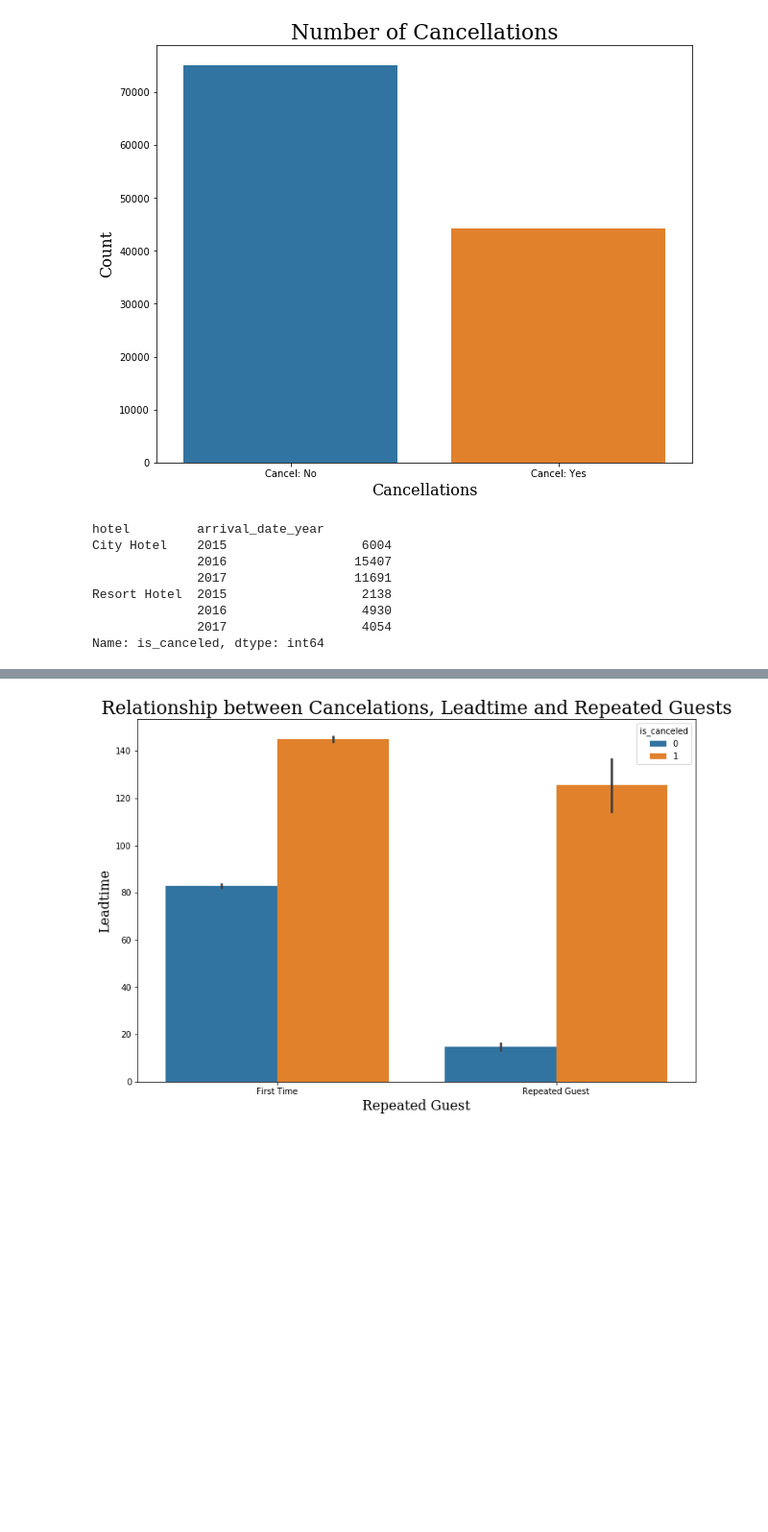
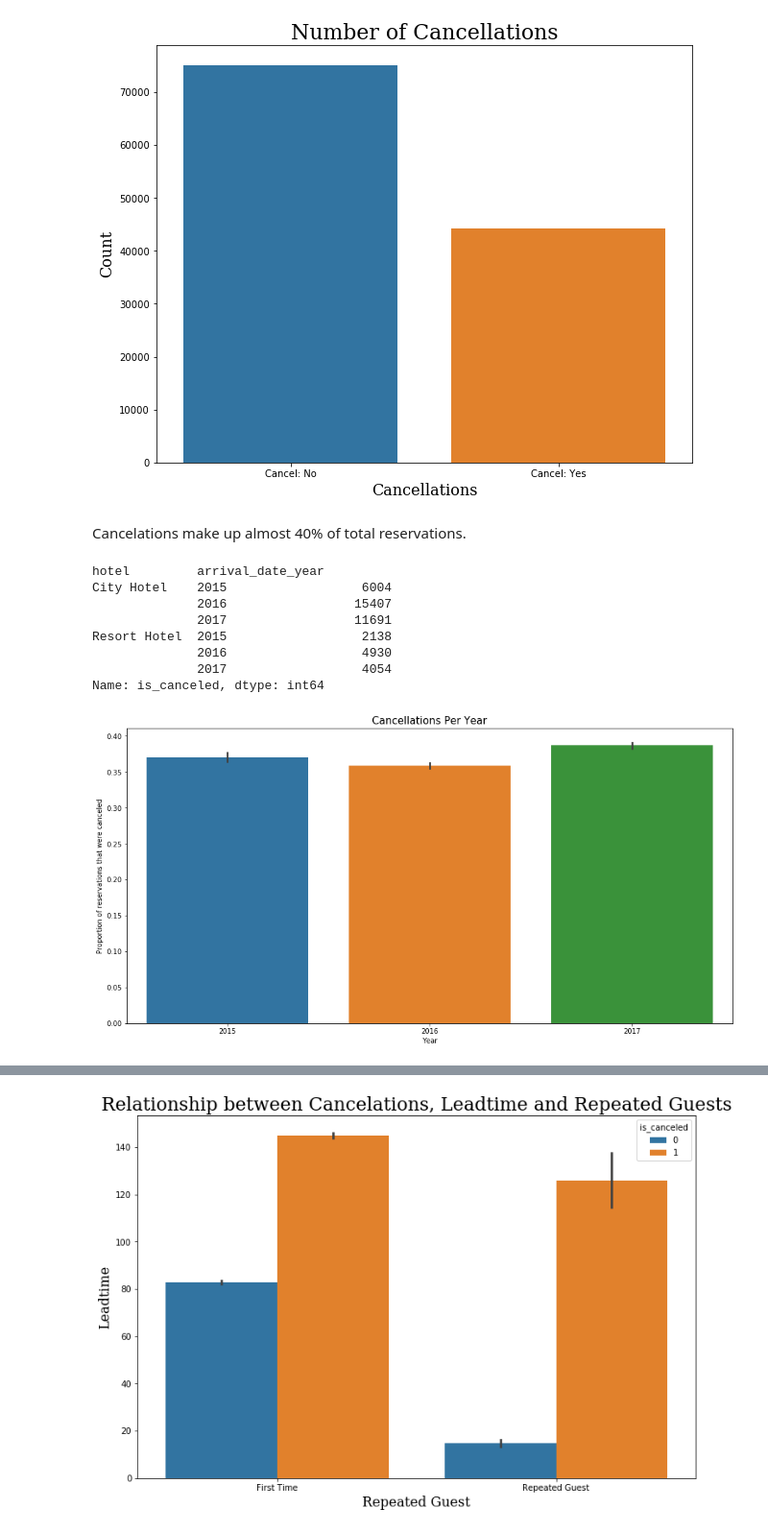
Before and after one commit to acoco10/Hotel-Cancellation-Model, a Jupyter notebook: Final Notebook.ipynb, the cells around one changed output, grey strips where cells are left out. Shown at 96% size. Drawn from its saved outputs; the diff is of its cells as text; code cells hidden in the pictures; blank space fills up the shorter version.

```diff
--- a/Final Notebook.ipynb
+++ b/Final Notebook.ipynb
@@ -189,5 +195,7 @@ plt.savefig('images/total_cancel', bbox_inches = "tight");
 # %% [output]
 [figure]
+# %% [markdown]
+Cancelations make up almost 40% of total reservations.
 # %%
 df.groupby(['hotel', 'arrival_date_year'])['is_canceled'].sum() #number of cancellations per year for each hotel
 # %% [output]
@@ -199,3 +207,11 @@ Resort Hotel  2015                  2138
               2016                  4930
               2017                  4054
 Name: is_canceled, dtype: int64
+# %%
+fig2, axes = plt.subplots( figsize = (16, 8))
+sns.barplot(x = 'arrival_date_year', y = 'is_canceled', data = df)
+plt.title('Cancellations Per Year', size = 15)
+plt.xlabel('Year')
+plt.ylabel('Proportion of reservations that were canceled');
+# %% [output]
+[figure, added]
```
Also changed, not shown: parts of 37 cells of this notebook.
